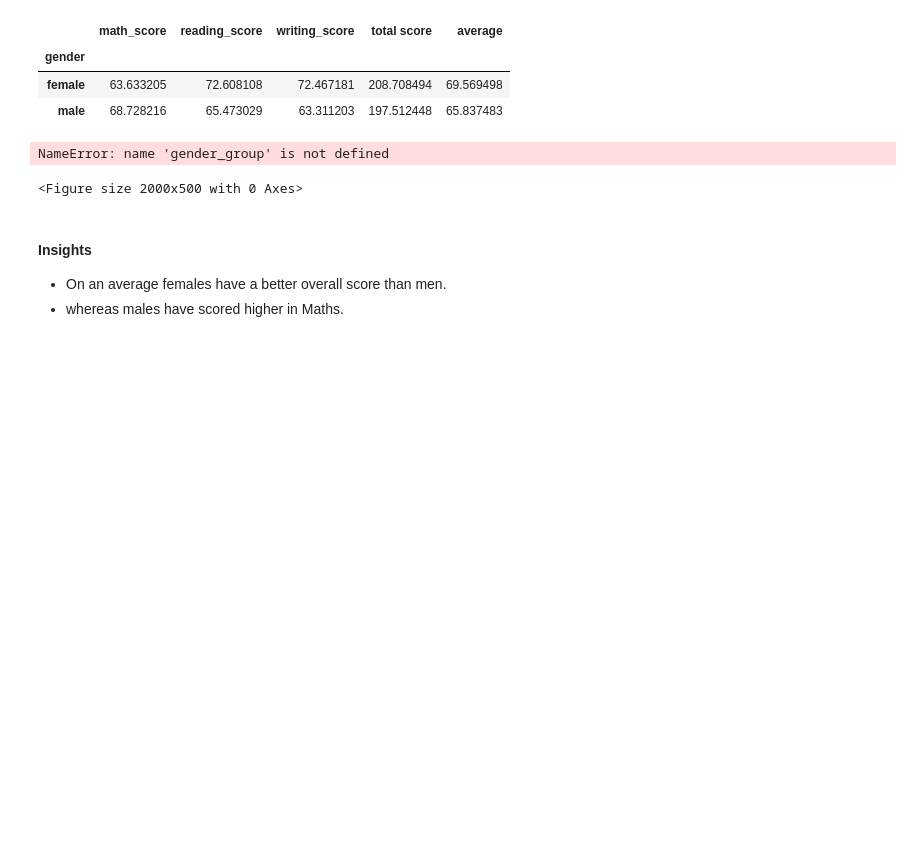
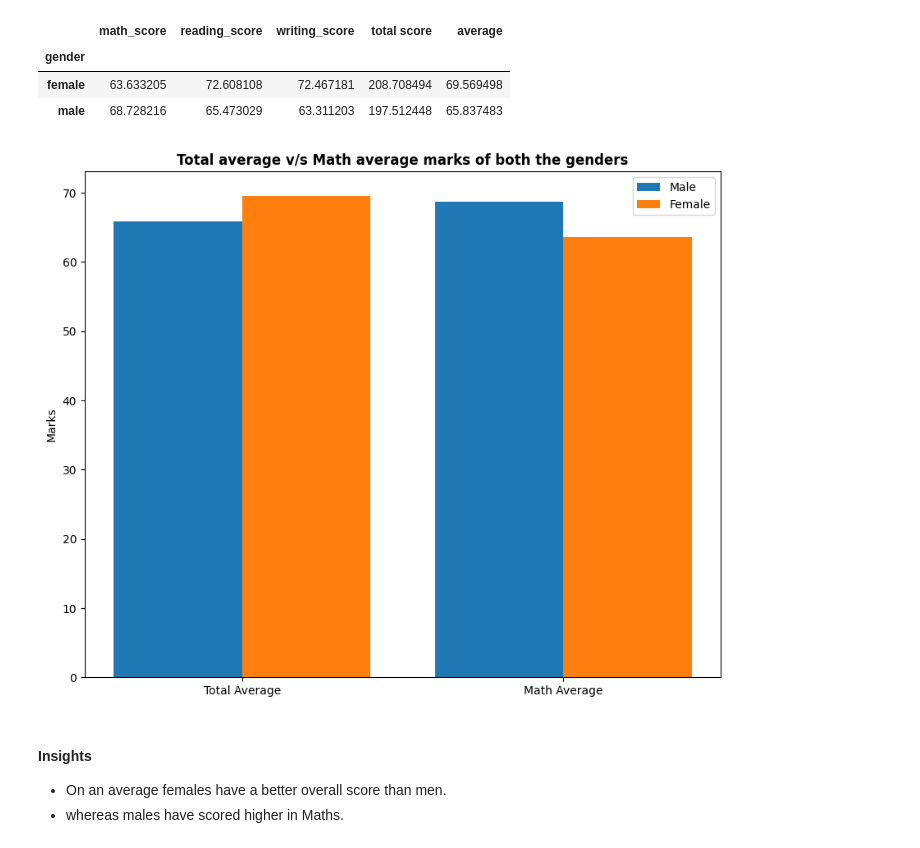
Before and after one commit to Subhalaxmijagat/MLproject, a Jupyter notebook: notebook/1 . EDA STUDENT PERFORMANCE .ipynb, the cells around one changed output. Saved outputs shown, nothing was run; the diff lists cells and outputs as text; code cells hidden in the pictures; blank space fills up the shorter version.

```diff
--- a/notebook/1 . EDA STUDENT PERFORMANCE .ipynb
+++ b/notebook/1 . EDA STUDENT PERFORMANCE .ipynb
@@ -436,27 +436,26 @@ gender_group
 | female | 63.633205 | 72.608108 | 72.467181 | 208.708494 | 69.569498 |
 | male | 68.728216 | 65.473029 | 63.311203 | 197.512448 | 65.837483 |
 # %%
-plt.figure(figsize=(20, 5))
+plt.figure(figsize=(10, 8))
 
 X = ['Total Average','Math Average']
 
 
 female_scores = [gender_group['average'][0], gender_group['math_score'][0]]
 male_scores = [gender_group['average'][1], gender_group['math_score'][1]]
 
 X_axis = np.arange(len(X))
 
 plt.bar(X_axis - 0.2, male_scores, 0.4, label = 'Male')
 plt.bar(X_axis + 0.2, female_scores, 0.4, label = 'Female')
 
 plt.xticks(X_axis, X)
 plt.ylabel("Marks")
 plt.title("Total average v/s Math average marks of both the genders", fontweight='bold')
 plt.legend()
 plt.show()
 # %% [output]
-NameError: name 'gender_group' is not defined
-<Figure size 2000x500 with 0 Axes>
+[figure, added]
 # %% [markdown]
 #### Insights
 - On an average females have a better overall score than men.
```
Also changed, not shown: parts of 10 cells of this notebook, 5 other files.
